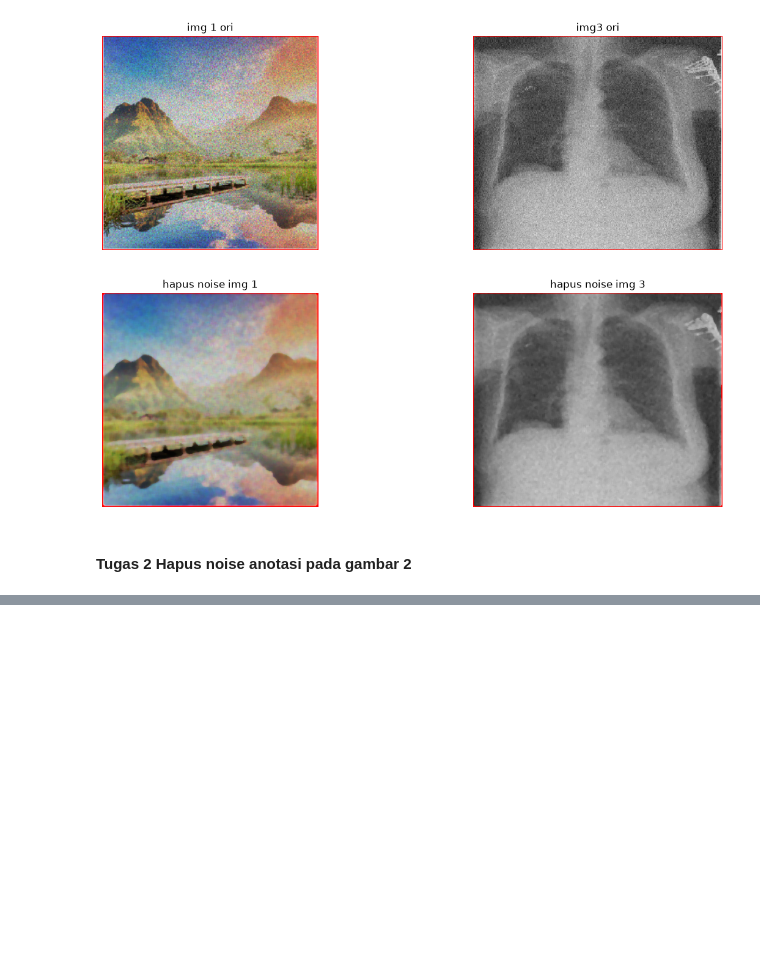
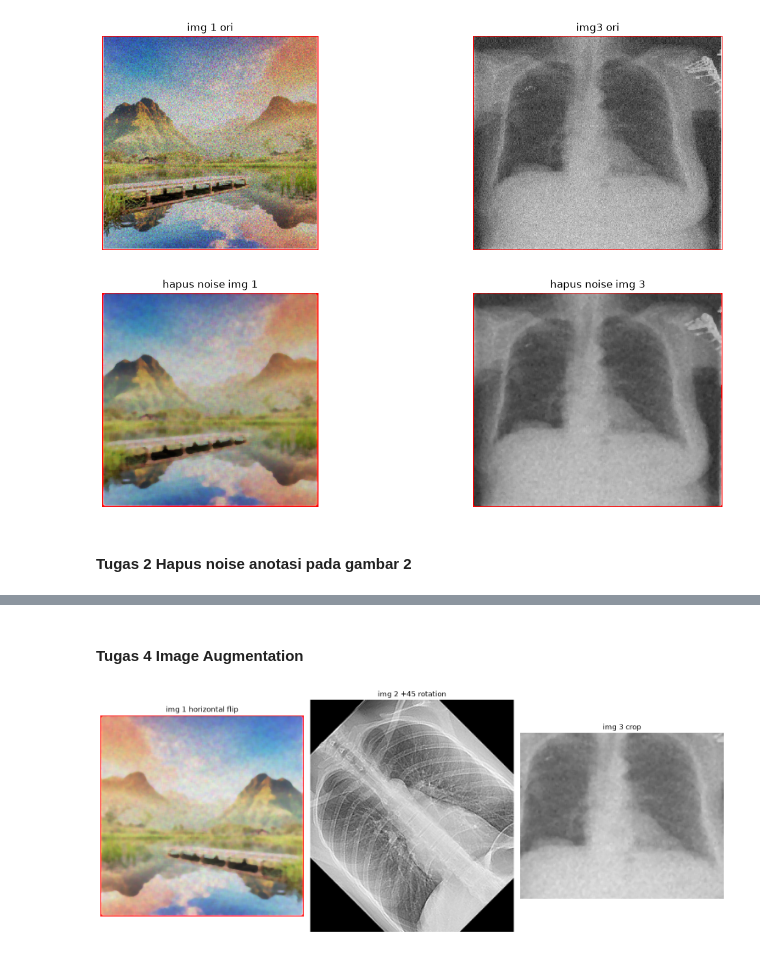
Before and after one commit to oktayudha05/Kuliah, a Jupyter notebook: visi komputer/materi-2/TUGAS.ipynb, the cells around one changed output, grey strips where cells are left out. Saved outputs shown, nothing was run; the diff lists cells and outputs as text; code cells hidden in the pictures; blank space fills up the shorter version.

Commit message:
tugas 2

```diff
--- a/visi komputer/materi-2/TUGAS.ipynb
+++ b/visi komputer/materi-2/TUGAS.ipynb
@@ -85,0 +165,36 @@ plt.show()
+# %% [markdown]
+#### Tugas 4 Image Augmentation
+# %%
+# img 1 horizontal flip
+aug_img1 = cv2.flip(brightened_img1, 1)
+
+# img 2 +45 rotation
+h2, w2 = brightened_img2.shape[:2]
+M = cv2.getRotationMatrix2D((w2 // 2, h2 // 2), 45, 1.0)
+aug_img2 = cv2.warpAffine(brightened_img2, M, (w2, h2))
+
+# img 3 crop
+h3, w3 = brightened_img3.shape[:2]
+aug_img3 = brightened_img3[50:h3-50, 50:w3-50]
+
+plt.figure(figsize=(15, 6))
+
+plt.subplot(1, 3, 1)
+plt.imshow(aug_img1)
+plt.title("img 1 horizontal flip")
+plt.axis("off")
+
+plt.subplot(1, 3, 2)
+plt.imshow(aug_img2, cmap="gray")
+plt.title("img 2 +45 rotation")
+plt.axis("off")
+
+plt.subplot(1, 3, 3)
+plt.imshow(aug_img3, cmap="gray")
+plt.title("img 3 crop")
+plt.axis("off")
+
+plt.tight_layout()
+plt.show()
+# %% [output]
+[figure, added]
```
Also changed, not shown: parts of 3 cells of this notebook.
